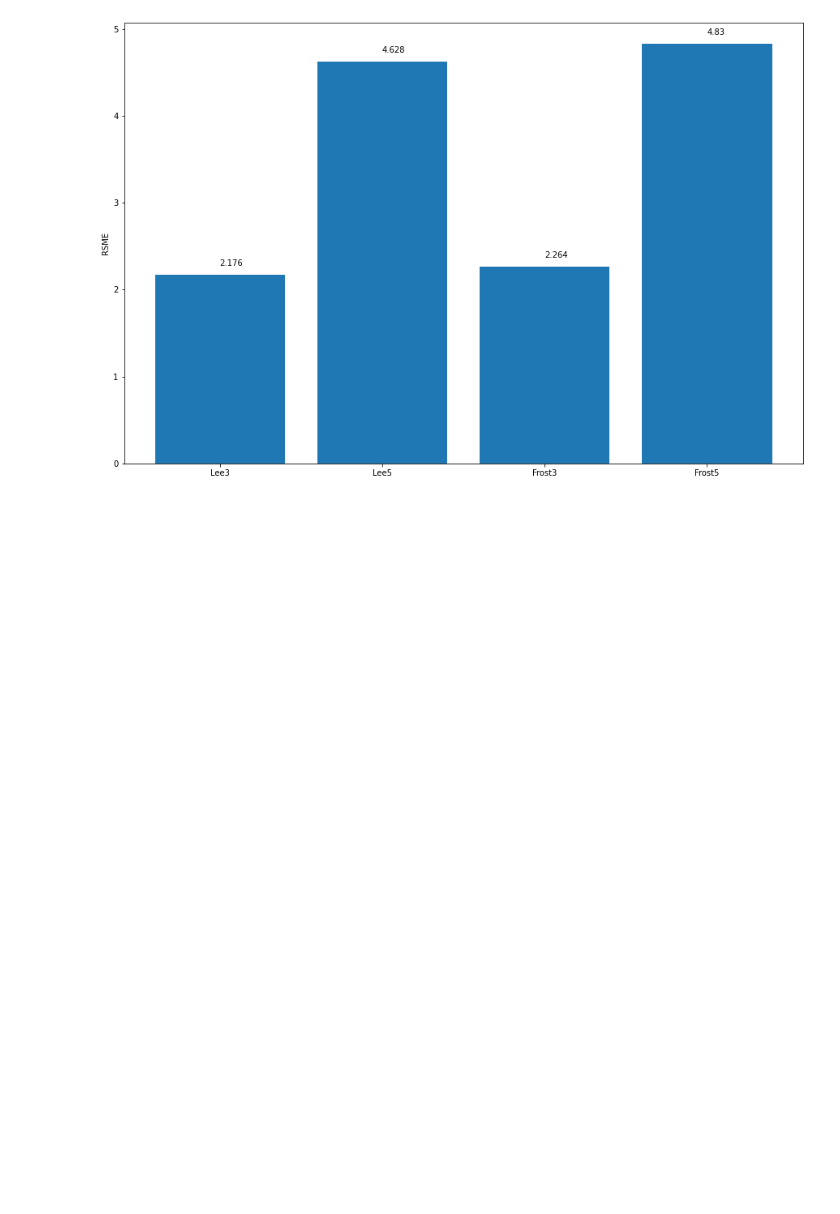
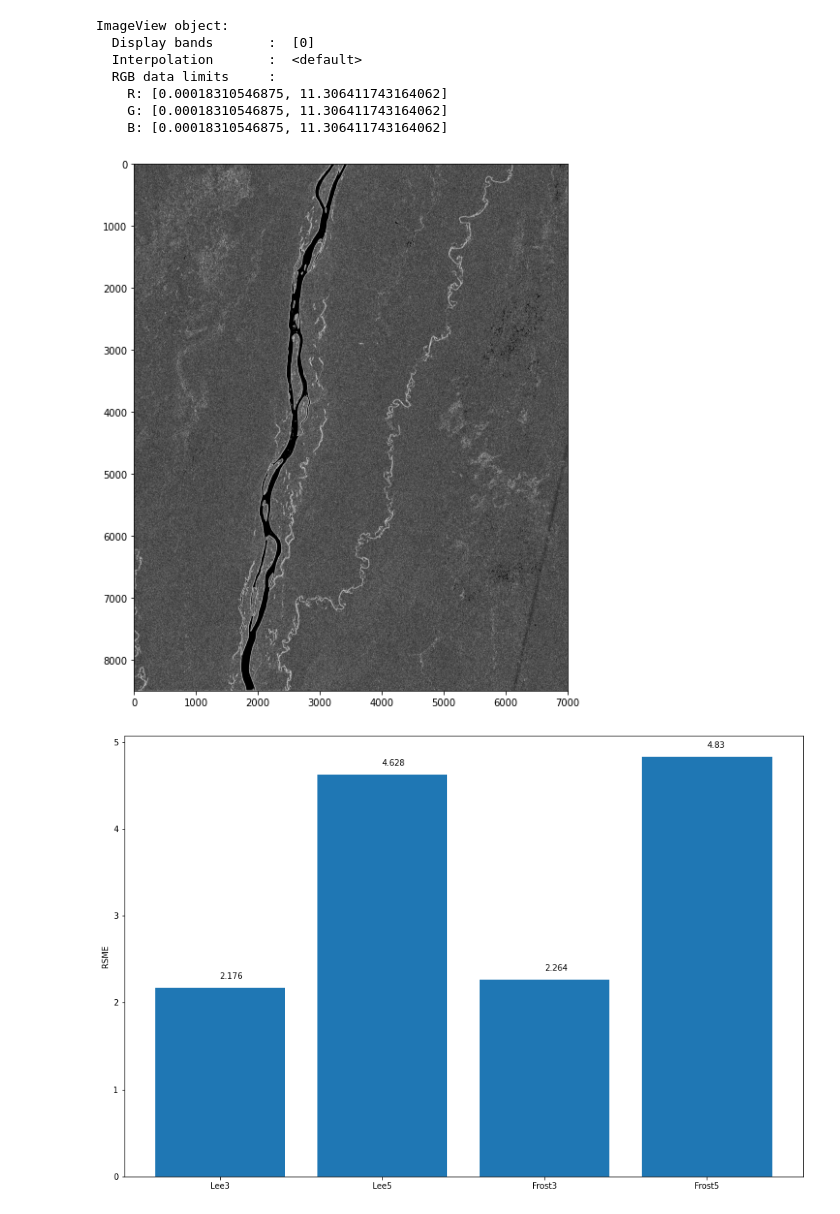
Before and after one commit to Gustavoohs/Dados, a Jupyter notebook: RMSE.ipynb, the cells around one changed output. Cells and saved outputs as stored; diff of their text form; code cells hidden in the pictures; blank space fills up the shorter version.

```diff
--- a/RMSE.ipynb
+++ b/RMSE.ipynb
@@ -44,3 +114,14 @@ F5 = round(math.sqrt(mse(original,frost5)), 3)
+# %%
+imshow(F5, stretch=(0.02,0.98))
+# %% [output]
+ImageView object:
+  Display bands       :  [0]
+  Interpolation       :  <default>
+  RGB data limits     :
+    R: [0.00018310546875, 11.306411743164062]
+    G: [0.00018310546875, 11.306411743164062]
+    B: [0.00018310546875, 11.306411743164062]
+[figure, added]
 # %%
 #Visualização  do RMSE
 labels = ['Lee3','Lee5','Frost3','Frost5']
```
Also changed, not shown: parts of 14 cells of this notebook, 9 other files.
